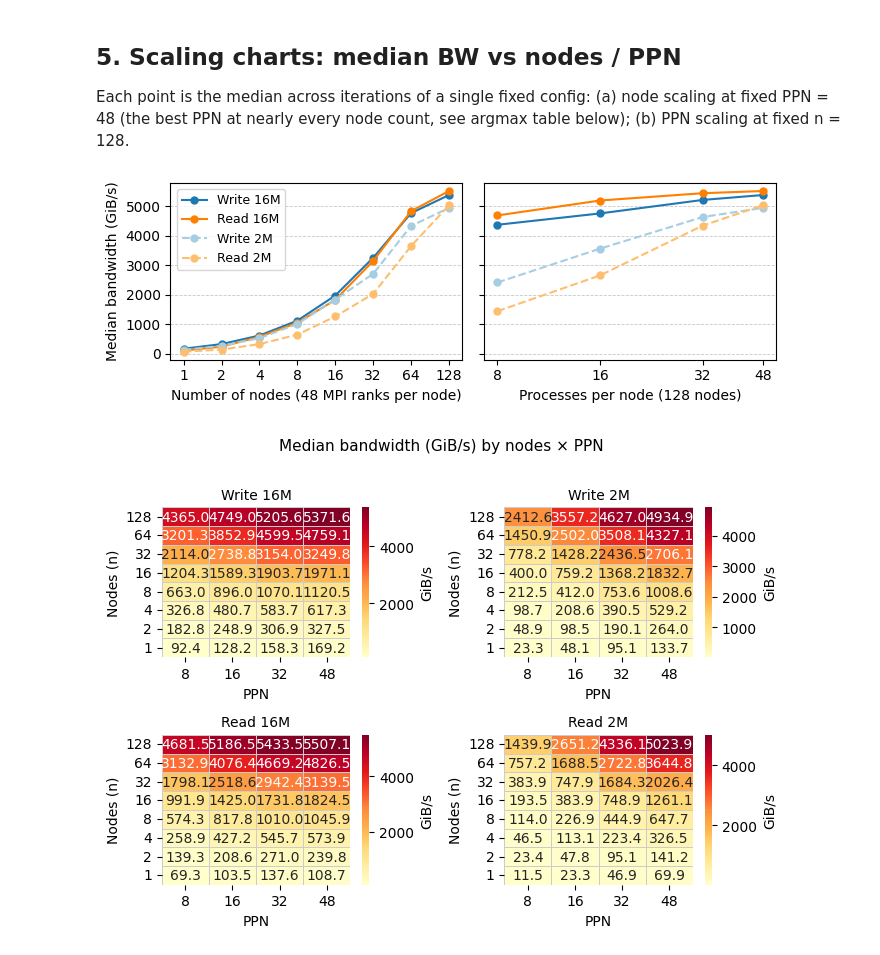
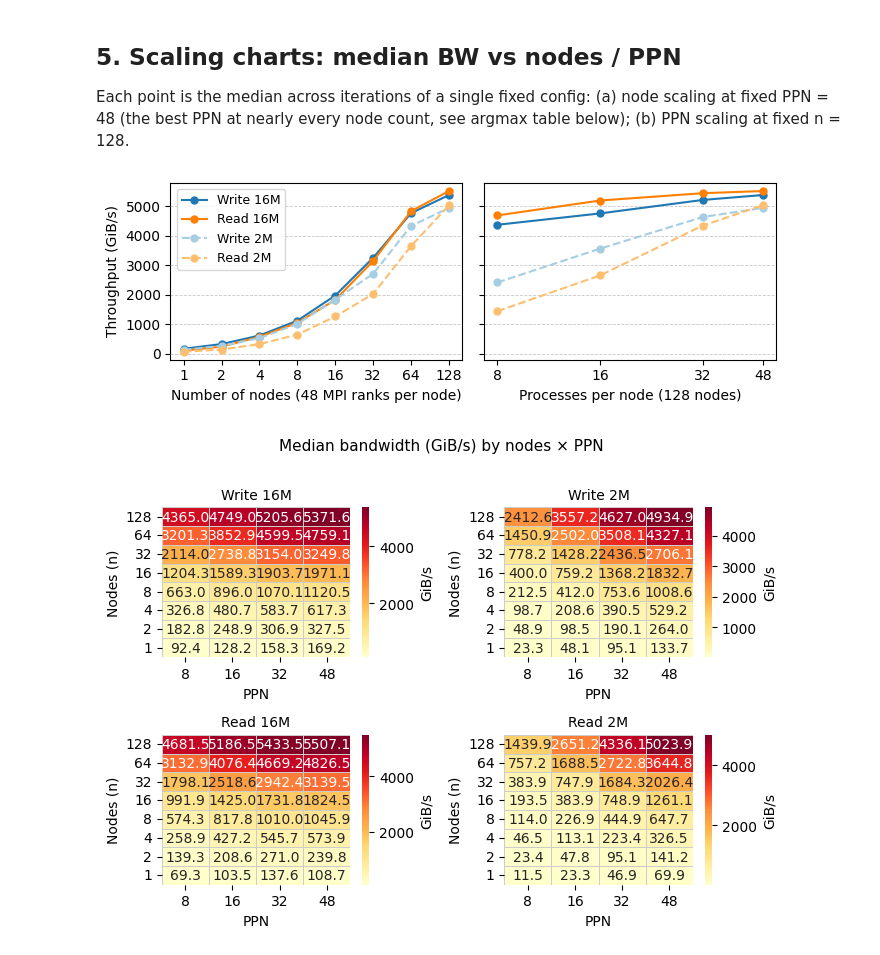
Before and after one commit to cissieAB/pdsw26_daos-bench, a Jupyter notebook: results/aurora/ior/ior-rw-scaling/ior_rw_analysis.ipynb, the cells around one changed output. Saved outputs shown, nothing was run; the diff lists cells and outputs as text; code cells hidden in the pictures.

```diff
--- a/results/aurora/ior/ior-rw-scaling/ior_rw_analysis.ipynb
+++ b/results/aurora/ior/ior-rw-scaling/ior_rw_analysis.ipynb
@@ -236,35 +236,35 @@ def add_lines(ax, df, x_col):
 
 fig, (ax_n, ax_ppn) = plt.subplots(1, 2, figsize=(7, 2.5), sharey=True)
 
 # ── (a) Median BW vs number of nodes, fixed ppn ────────────────────────────
 med_vs_n = med[med["ppn"] == FIXED_PPN]
 add_lines(ax_n, med_vs_n, "n")
 ax_n.set_xlabel(f"Number of nodes ({FIXED_PPN} MPI ranks per node)")
-ax_n.set_ylabel("Median throughput (GiB/s)")
+ax_n.set_ylabel("Throughput (GiB/s)")
 ax_n.set_xscale("log", base=2)
 n_ticks = sorted(med_vs_n["n"].unique().tolist())
 ax_n.yaxis.grid(True, linestyle="--", linewidth=0.6, alpha=0.7)
 ax_n.set_xticks(n_ticks)
 ax_n.xaxis.set_major_formatter(int_fmt)
 ax_n.xaxis.set_minor_locator(mpl.ticker.NullLocator())
 ax_n.legend(frameon=True, fontsize=9)
 
 # ── (b) Median BW vs PPN, fixed n ──────────────────────────────────────────
 med_vs_ppn = med[med["n"] == FIXED_N]
 add_lines(ax_ppn, med_vs_ppn, "ppn")
 ax_ppn.set_xlabel(f"Processes per node ({FIXED_N} nodes)")
 ax_ppn.set_xscale("log", base=2)
 ppn_ticks = sorted(med_vs_ppn["ppn"].unique().tolist())
 ax_ppn.yaxis.grid(True, linestyle="--", linewidth=0.6, alpha=0.7)
 ax_ppn.set_xticks(ppn_ticks)
 ax_ppn.xaxis.set_major_formatter(int_fmt)
 ax_ppn.xaxis.set_minor_locator(mpl.ticker.NullLocator())
 
 fig.tight_layout()
 plt.savefig("ior-scaling.pdf", bbox_inches="tight")
 plt.show()
 # %% [output]
-[figure, old version]
+[figure, new version]
 # %%
 fig, axes = plt.subplots(2, 2, figsize=(7, 5))
 
```
Also changed, not shown: parts of 1 cell of this notebook, 3 other files.
